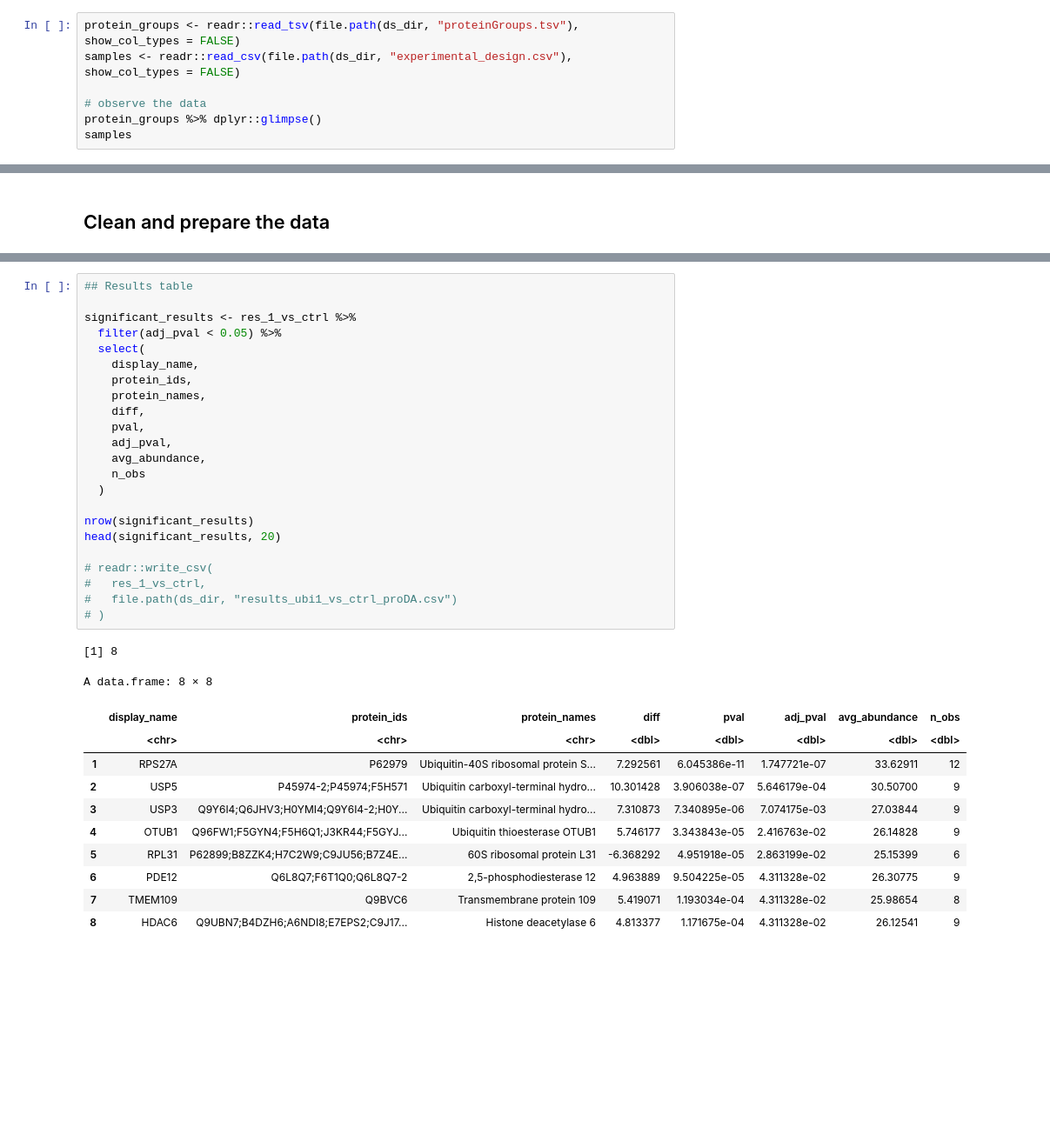
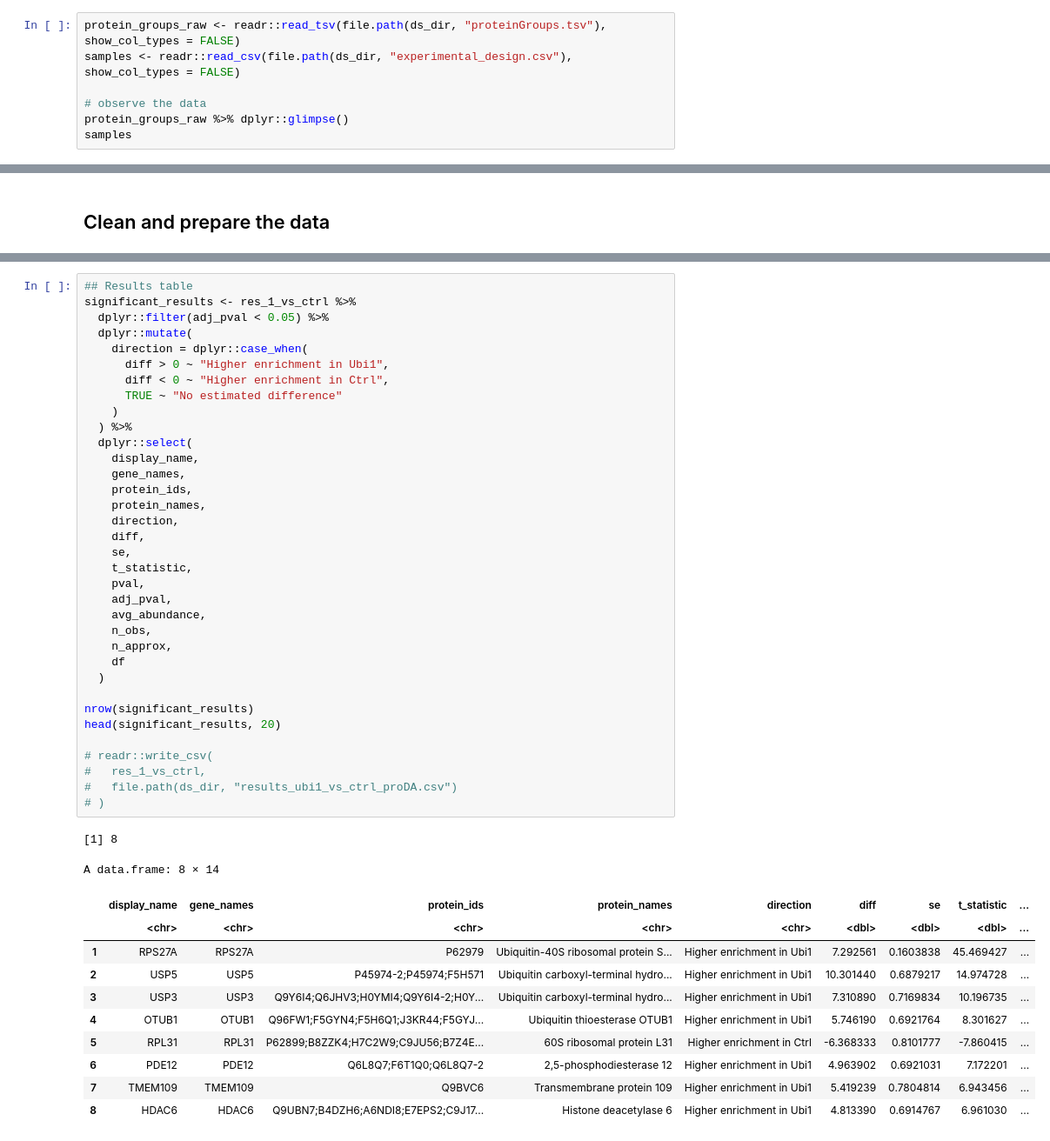
Before and after one commit to meshik/bioinformatics-code-hub, a Jupyter notebook: proteomics/differential_abundance/r.ipynb, the cells around one changed output, grey strips where cells are left out. Shown at 87% size. Drawn from its saved outputs; the diff is of its cells as text; blank space fills up the shorter version.

```diff
--- a/proteomics/differential_abundance/r.ipynb
+++ b/proteomics/differential_abundance/r.ipynb
@@ -31,11 +31,11 @@ The downloader materializes two files:
  - proteinGroups.tsv: a MaxQuant-style table containing protein metadata + LFQ intensity columns.
  - experimental_design.csv: a minimal sample sheet mapping each LFQ column label -> condition/replicate.
 # %%
-protein_groups <- readr::read_tsv(file.path(ds_dir, "proteinGroups.tsv"), show_col_types = FALSE)
+protein_groups_raw <- readr::read_tsv(file.path(ds_dir, "proteinGroups.tsv"), show_col_types = FALSE)
 samples <- readr::read_csv(file.path(ds_dir, "experimental_design.csv"), show_col_types = FALSE)
 
 # observe the data
-protein_groups %>% dplyr::glimpse()
+protein_groups_raw %>% dplyr::glimpse()
 samples
 # %% [output]
 Rows: 3,006
@@ -439,39 +483,51 @@ pheatmap::pheatmap(
 # %%
 ## Results table
-
 significant_results <- res_1_vs_ctrl %>%
-  filter(adj_pval < 0.05) %>%
-  select(
+  dplyr::filter(adj_pval < 0.05) %>%
+  dplyr::mutate(
+    direction = dplyr::case_when(
+      diff > 0 ~ "Higher enrichment in Ubi1",
+      diff < 0 ~ "Higher enrichment in Ctrl",
+      TRUE ~ "No estimated difference"
+    )
+  ) %>%
+  dplyr::select(
     display_name,
+    gene_names,
     protein_ids,
     protein_names,
+    direction,
     diff,
+    se,
+    t_statistic,
     pval,
     adj_pval,
     avg_abundance,
-    n_obs
+    n_obs,
+    n_approx,
+    df
   )
 
 nrow(significant_results)
 head(significant_results, 20)
 
 # readr::write_csv(
 #   res_1_vs_ctrl,
 #   file.path(ds_dir, "results_ubi1_vs_ctrl_proDA.csv")
 # )
 # %% [output]
 [1] 8
-A data.frame: 8 × 8
+A data.frame: 8 × 14
-|  | display_name | protein_ids | protein_names | diff | pval | adj_pval | avg_abundance | n_obs |
-|  | <chr> | <chr> | <chr> | <dbl> | <dbl> | <dbl> | <dbl> | <dbl> |
-| 1 | RPS27A | P62979 | Ubiquitin-40S ribosomal protein S... | 7.292561 | 6.045386e-11 | 1.747721e-07 | 33.62911 | 12 |
-| 2 | USP5 | P45974-2;P45974;F5H571 | Ubiquitin carboxyl-terminal hydro... | 10.301428 | 3.906038e-07 | 5.646179e-04 | 30.50700 | 9 |
-| 3 | USP3 | Q9Y6I4;Q6JHV3;H0YMI4;Q9Y6I4-2;H0Y... | Ubiquitin carboxyl-terminal hydro... | 7.310873 | 7.340895e-06 | 7.074175e-03 | 27.03844 | 9 |
-| 4 | OTUB1 | Q96FW1;F5GYN4;F5H6Q1;J3KR44;F5GYJ... | Ubiquitin thioesterase OTUB1 | 5.746177 | 3.343843e-05 | 2.416763e-02 | 26.14828 | 9 |
-| 5 | RPL31 | P62899;B8ZZK4;H7C2W9;C9JU56;B7Z4E... | 60S ribosomal protein L31 | -6.368292 | 4.951918e-05 | 2.863199e-02 | 25.15399 | 6 |
-| 6 | PDE12 | Q6L8Q7;F6T1Q0;Q6L8Q7-2 | 2,5-phosphodiesterase 12 | 4.963889 | 9.504225e-05 | 4.311328e-02 | 26.30775 | 9 |
-| 7 | TMEM109 | Q9BVC6 | Transmembrane protein 109 | 5.419071 | 1.193034e-04 | 4.311328e-02 | 25.98654 | 8 |
-| 8 | HDAC6 | Q9UBN7;B4DZH6;A6NDI8;E7EPS2;C9J17... | Histone deacetylase 6 | 4.813377 | 1.171675e-04 | 4.311328e-02 | 26.12541 | 9 |
+|  | display_name | gene_names | protein_ids | protein_names | direction | diff | se | t_statistic | ... |
+|  | <chr> | <chr> | <chr> | <chr> | <chr> | <dbl> | <dbl> | <dbl> | ... |
+| 1 | RPS27A | RPS27A | P62979 | Ubiquitin-40S ribosomal protein S... | Higher enrichment in Ubi1 | 7.292561 | 0.1603838 | 45.469427 | ... |
+| 2 | USP5 | USP5 | P45974-2;P45974;F5H571 | Ubiquitin carboxyl-terminal hydro... | Higher enrichment in Ubi1 | 10.301440 | 0.6879217 | 14.974728 | ... |
+| 3 | USP3 | USP3 | Q9Y6I4;Q6JHV3;H0YMI4;Q9Y6I4-2;H0Y... | Ubiquitin carboxyl-terminal hydro... | Higher enrichment in Ubi1 | 7.310890 | 0.7169834 | 10.196735 | ... |
+| 4 | OTUB1 | OTUB1 | Q96FW1;F5GYN4;F5H6Q1;J3KR44;F5GYJ... | Ubiquitin thioesterase OTUB1 | Higher enrichment in Ubi1 | 5.746190 | 0.6921764 | 8.301627 | ... |
+| 5 | RPL31 | RPL31 | P62899;B8ZZK4;H7C2W9;C9JU56;B7Z4E... | 60S ribosomal protein L31 | Higher enrichment in Ctrl | -6.368333 | 0.8101777 | -7.860415 | ... |
+| 6 | PDE12 | PDE12 | Q6L8Q7;F6T1Q0;Q6L8Q7-2 | 2,5-phosphodiesterase 12 | Higher enrichment in Ubi1 | 4.963902 | 0.6921031 | 7.172201 | ... |
+| 7 | TMEM109 | TMEM109 | Q9BVC6 | Transmembrane protein 109 | Higher enrichment in Ubi1 | 5.419239 | 0.7804814 | 6.943456 | ... |
+| 8 | HDAC6 | HDAC6 | Q9UBN7;B4DZH6;A6NDI8;E7EPS2;C9J17... | Histone deacetylase 6 | Higher enrichment in Ubi1 | 4.813390 | 0.6914767 | 6.961030 | ... |
 # %% [markdown]
 ## Additional considerations
 
```
Also changed, not shown: parts of 12 cells of this notebook.
